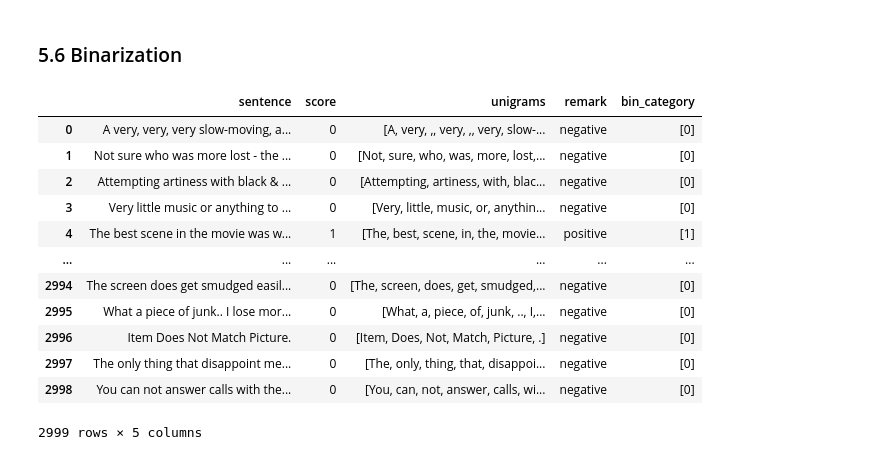
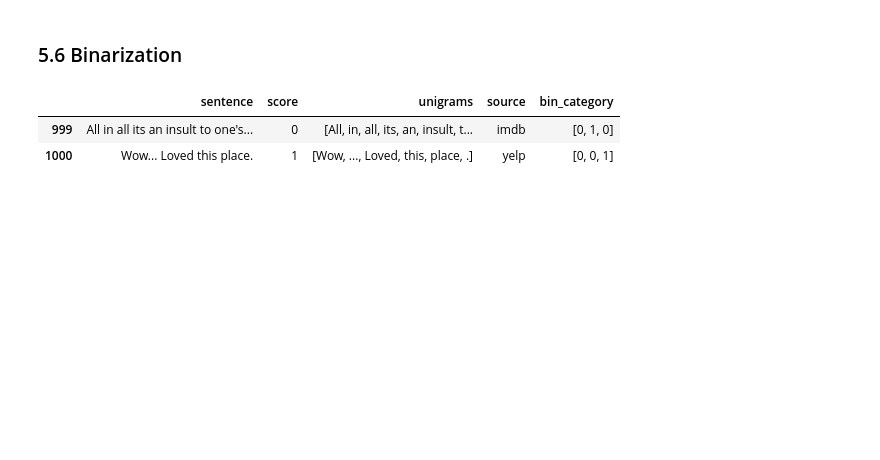
Before and after one commit to aliciakurniawan/DM2022-Lab1-Master, a Jupyter notebook: DM2022-Lab1-Homework.ipynb, the cells around one changed output. Drawn from its saved outputs; the diff is of its cells as text; code cells hidden in the pictures; blank space fills up the shorter version.

```diff
--- a/DM2022-Lab1-Homework.ipynb
+++ b/DM2022-Lab1-Homework.ipynb
@@ -86,3 +89,8 @@ X
 | 2997 | The only thing that disappoint me... | 0 |
 | 2998 | You can not answer calls with the... | 0 |
 2999 rows × 2 columns
+# %%
+# Printing out the text data
+for i in X['sentence'][:3]:
+    print(i)
+    print('\n' + '-' * 20 + '\n')
@@ -194,3 +264,0 @@ To make it easier to identify where the data is from, I created
-# %%
-X['remark']=X['score'].apply(lambda x: dmh.pos_neg(x))
-X
@@ -210,0 +269,11 @@ X
+# %%
+X['source'] = ''
+
+# Use indices to determine the source
+for i in range(len(X)):
+    if i < 1000:
+        X['source'][i] = 'imdb'
+    elif i < 2000 and i >= 1000:
+        X['source'][i] = 'yelp'
+    elif i < 3000 and i >= 2000:
+        X['source'][i] = 'amazon'
@@ -365,24 +450,14 @@ fig.show()
 # %% [markdown]
 ### 5.6 Binarization
 # %%
-# Binarization. It isn't really needed because score already consists 0 and 1...
+# Binarization of the source (imdb, yelp, amazon)
 
 from sklearn import preprocessing, metrics, decomposition, pipeline, dummy
 mlb = preprocessing.LabelBinarizer()
-mlb.fit(X.score)
-X['bin_category'] = mlb.transform(X['score']).tolist()
-X
+mlb.fit(X.source)
+X['bin_category'] = mlb.transform(X['source']).tolist()
+X[999:1001]
 # %% [output]
-|  | sentence | score | unigrams | remark | bin_category |
-| 0 | A very, very, very slow-moving, a... | 0 | [A, very, ,, very, ,, very, slow-... | negative | [0] |
-| 1 | Not sure who was more lost - the ... | 0 | [Not, sure, who, was, more, lost,... | negative | [0] |
-| 2 | Attempting artiness with black & ... | 0 | [Attempting, artiness, with, blac... | negative | [0] |
-| 3 | Very little music or anything to ... | 0 | [Very, little, music, or, anythin... | negative | [0] |
-| 4 | The best scene in the movie was w... | 1 | [The, best, scene, in, the, movie... | positive | [1] |
-| ... | ... | ... | ... | ... | ... |
-| 2994 | The screen does get smudged easil... | 0 | [The, screen, does, get, smudged,... | negative | [0] |
-| 2995 | What a piece of junk.. I lose mor... | 0 | [What, a, piece, of, junk, .., I,... | negative | [0] |
-| 2996 | Item Does Not Match Picture. | 0 | [Item, Does, Not, Match, Picture, .] | negative | [0] |
-| 2997 | The only thing that disappoint me... | 0 | [The, only, thing, that, disappoi... | negative | [0] |
-| 2998 | You can not answer calls with the... | 0 | [You, can, not, answer, calls, wi... | negative | [0] |
+|  | sentence | score | unigrams | source | bin_category |
+| 999 | All in all its an insult to one's... | 0 | [All, in, all, its, an, insult, t... | imdb | [0, 1, 0] |
+| 1000 | Wow... Loved this place. | 1 | [Wow, ..., Loved, this, place, .] | yelp | [0, 0, 1] |
-2999 rows × 5 columns
```
Also changed, not shown: parts of 46 cells of this notebook.
